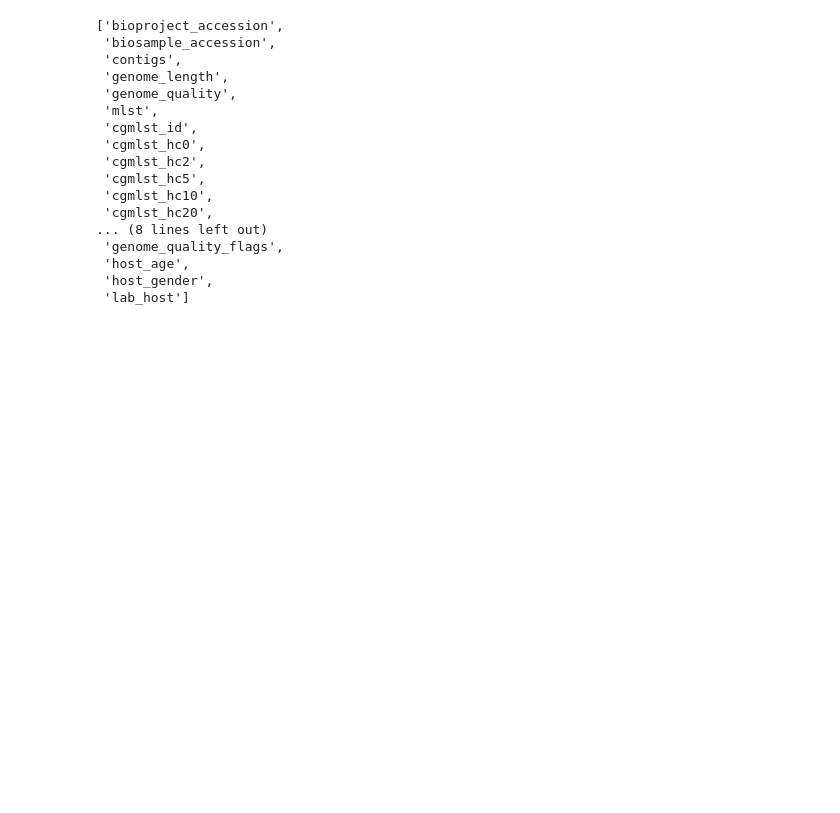
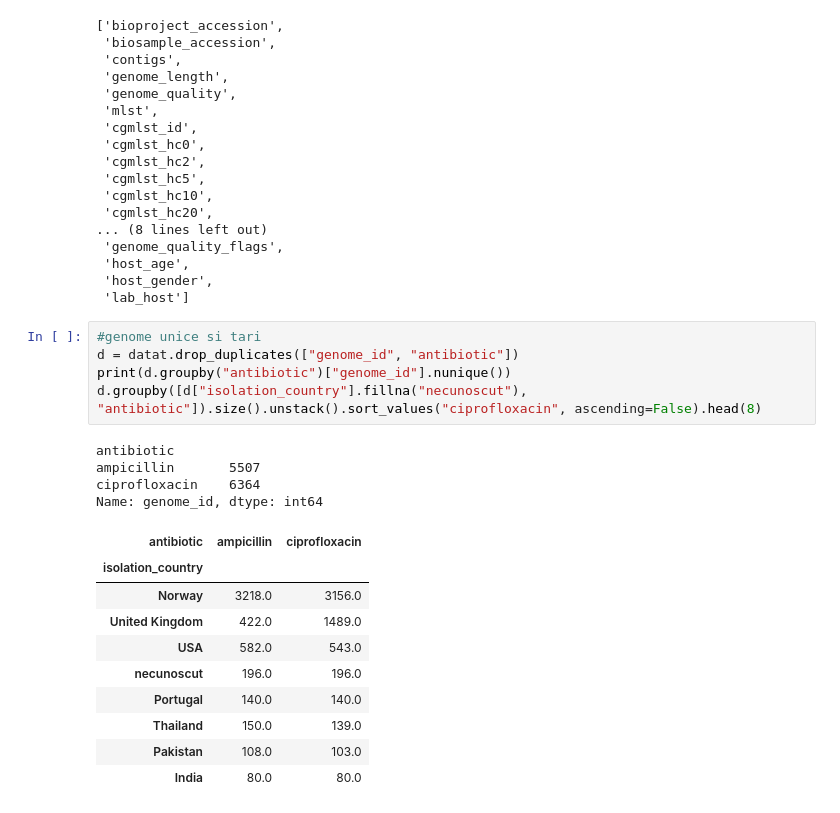
Before and after one commit to AioaneClaudia/Predic-ia-rezisten-ei-la-antibiotice-din-genom, a Jupyter notebook: notebooks/01_explorare_date.ipynb, the cells around one changed output. Drawn from its saved outputs; the diff is of its cells as text; blank space fills up the shorter version.

```diff
--- a/notebooks/01_explorare_date.ipynb
+++ b/notebooks/01_explorare_date.ipynb
@@ -211,3 +211,23 @@ Name: count, dtype: int64
  'host_age',
  'host_gender',
  'lab_host']
+# %%
+#genome unice si tari
+d = datat.drop_duplicates(["genome_id", "antibiotic"])
+print(d.groupby("antibiotic")["genome_id"].nunique())
+d.groupby([d["isolation_country"].fillna("necunoscut"), "antibiotic"]).size().unstack().sort_values("ciprofloxacin", ascending=False).head(8)
+# %% [output]
+antibiotic
+ampicillin       5507
+ciprofloxacin    6364
+Name: genome_id, dtype: int64
+| antibiotic | ampicillin | ciprofloxacin |
+| isolation_country |  |  |
+| Norway | 3218.0 | 3156.0 |
+| United Kingdom | 422.0 | 1489.0 |
+| USA | 582.0 | 543.0 |
+| necunoscut | 196.0 | 196.0 |
+| Portugal | 140.0 | 140.0 |
+| Thailand | 150.0 | 139.0 |
+| Pakistan | 108.0 | 103.0 |
+| India | 80.0 | 80.0 |
```
Also changed, not shown: parts of 2 cells of this notebook.
